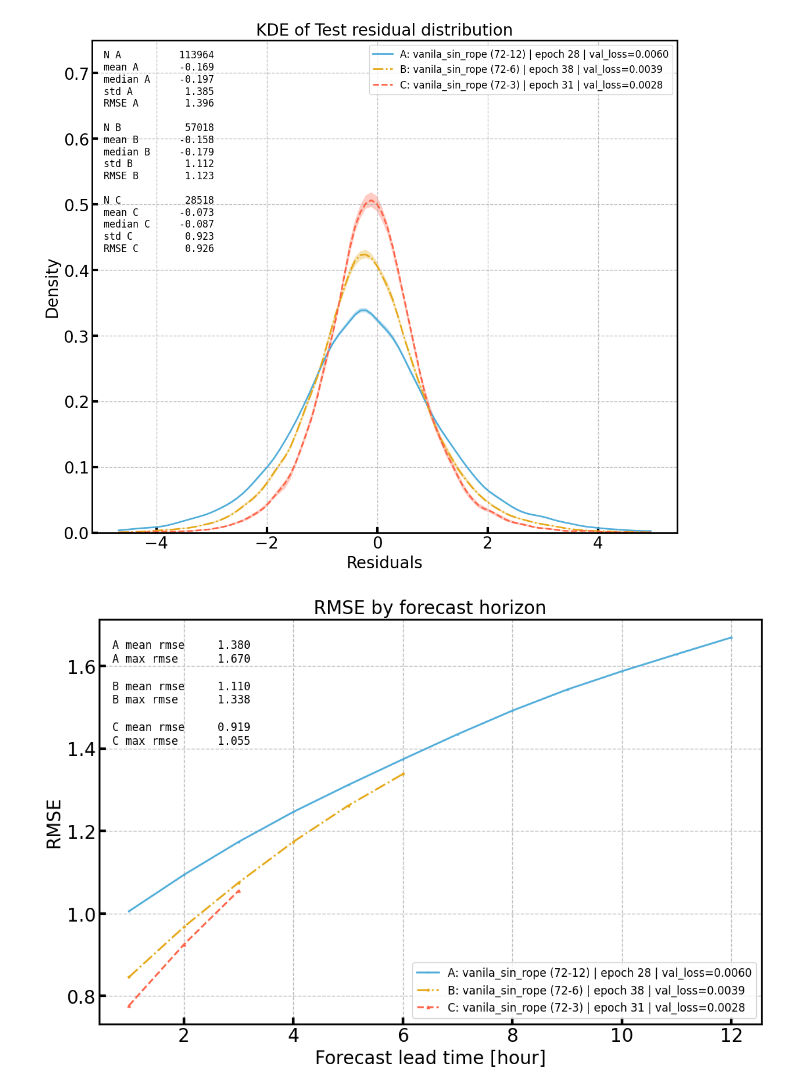
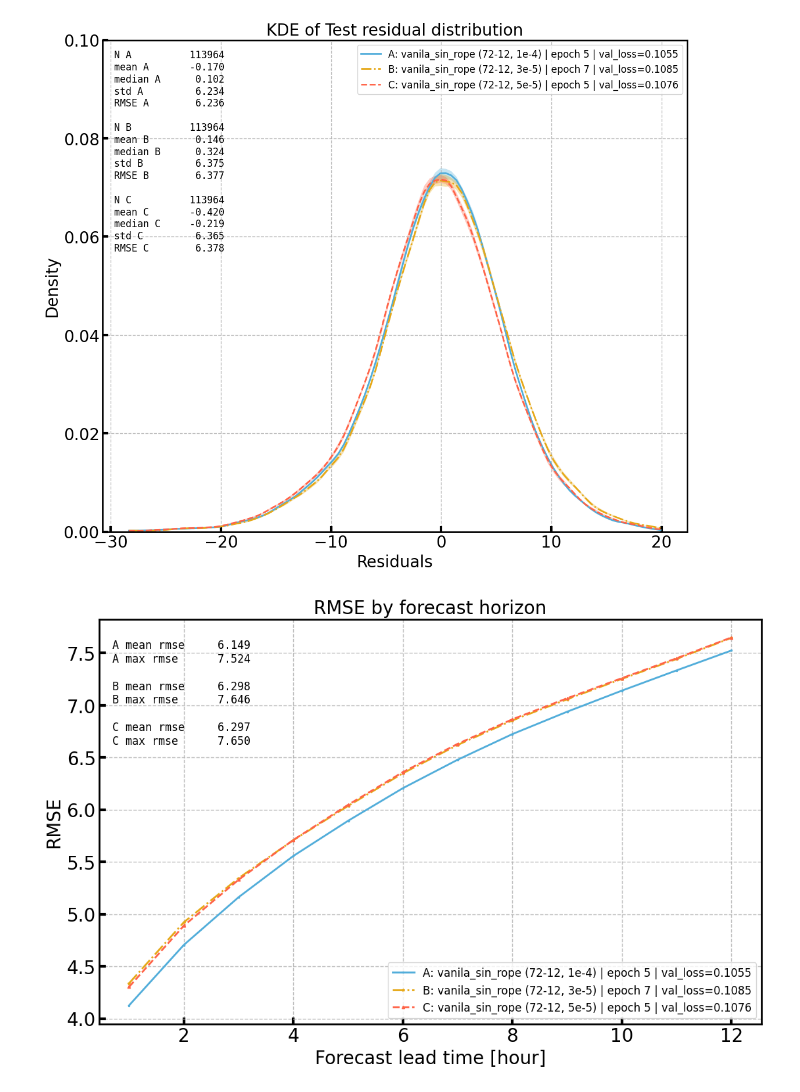
Before and after one commit to KUcyans/MeteoFormer, a Jupyter notebook: WindSpeedTest.ipynb, the cells around one changed output. Saved outputs shown, nothing was run; the diff lists cells and outputs as text; code cells hidden in the pictures.

Commit message:
Wind speed test result analysis added

```diff
--- a/WindSpeedTest.ipynb
+++ b/WindSpeedTest.ipynb
@@ -29,8 +29,10 @@ TEST_RESIDUAL_PATTERN = re.compile(
     r"_test_residuals\.(?P<extension>csv|csv\.gz|parquet)$"
 )
 # %%
-runs_horizon = {
-    "vanila_sin_rope (72-12)": base / "20260529" / "155943",
+runs_speed = {
+    "vanila_sin_rope (72-12, 1e-4)": base / "20260529" / "170506",
+    "vanila_sin_rope (72-12, 3e-5)": base / "20260529" / "171411",
+    "vanila_sin_rope (72-12, 5e-5)": base / "20260529" / "174259",
 }
 # %%
 def parse_test_residual_filename(
@@ -246,6 +248,7 @@ def bootstrap_kde_band(
 def plot_all_residual_distribution_kde(
     df_all: pd.DataFrame,
     bandwidth: float | None = None,
+    y_max: float = 1.0,
     n_grid: int = 100,
     scale_to_counts: bool = False,
     reference_binwidth: float = 0.333,
@@ -349,7 +352,7 @@ def plot_all_residual_distribution_kde(
     ax.set_xlabel("Residuals")
     ax.set_title("KDE of Test residual distribution")
     ax.legend(fontsize=12, loc="upper right")
-    ax.set_ylim(0, 0.75)
+    ax.set_ylim(0, y_max)
 
     split_idx = 8
 
@@ -373,12 +376,12 @@ def plot_all_residual_distribution_kde(
             fontsize=12,
         )
 # %%
-df_horizon = load_test_residuals_from_runs(runs_horizon, base=base)
+df_speed = load_test_residuals_from_runs(runs_speed, base=base)
 # %%
-plot_all_residual_distribution_kde(df_horizon)
-#
+plot_all_residual_distribution_kde(df_speed, y_max=0.10)
+# < 15 sec
 # %% [output]
-[figure, old version]
+[figure, new version]
 # %%
 def compute_horizon_metrics(df: pd.DataFrame) -> pd.DataFrame:
     """
@@ -448,6 +451,6 @@ def plot_horizon_metrics(
         fontsize=12,
     )
 # %%
-plot_horizon_metrics(df_horizon)
+plot_horizon_metrics(df_speed)
 # %% [output]
-[figure, old version]
+[figure, new version]
```
Also changed, not shown: 3 other files.
